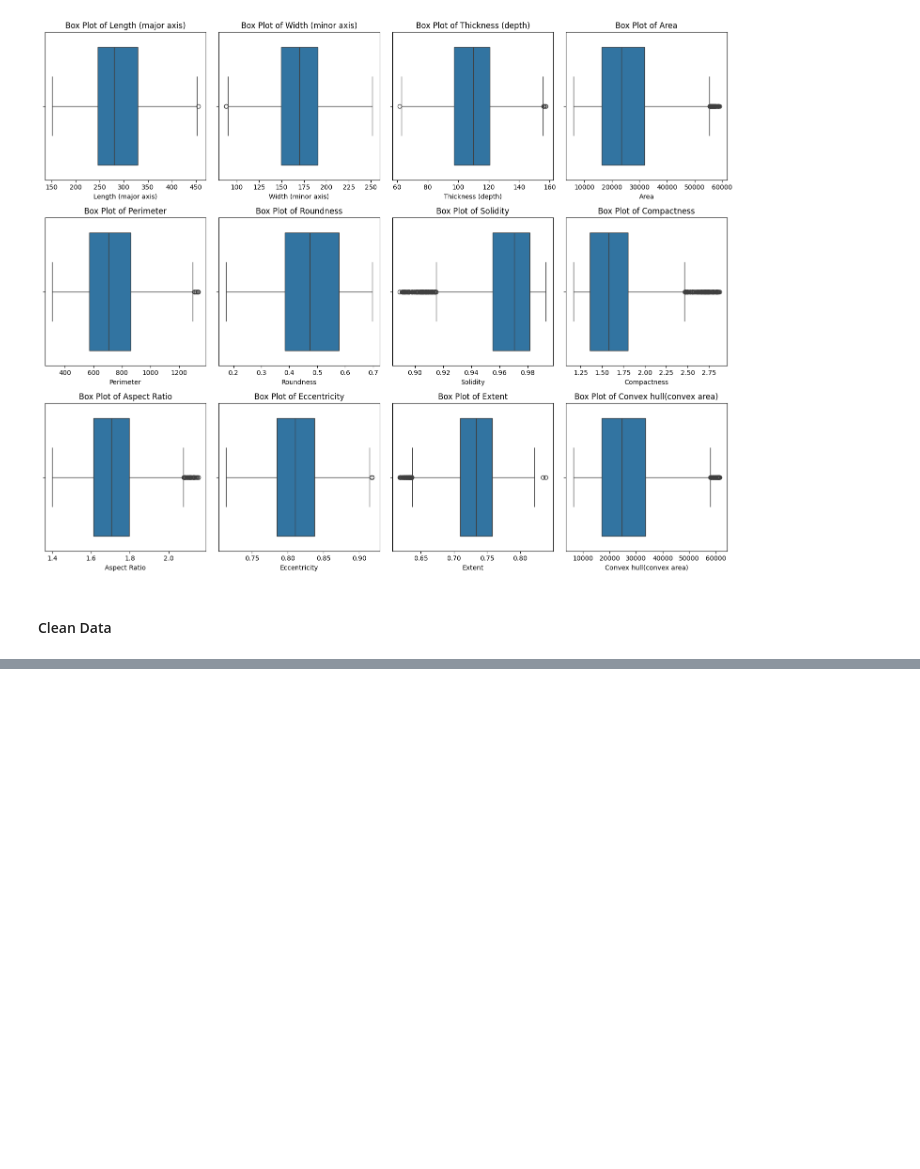
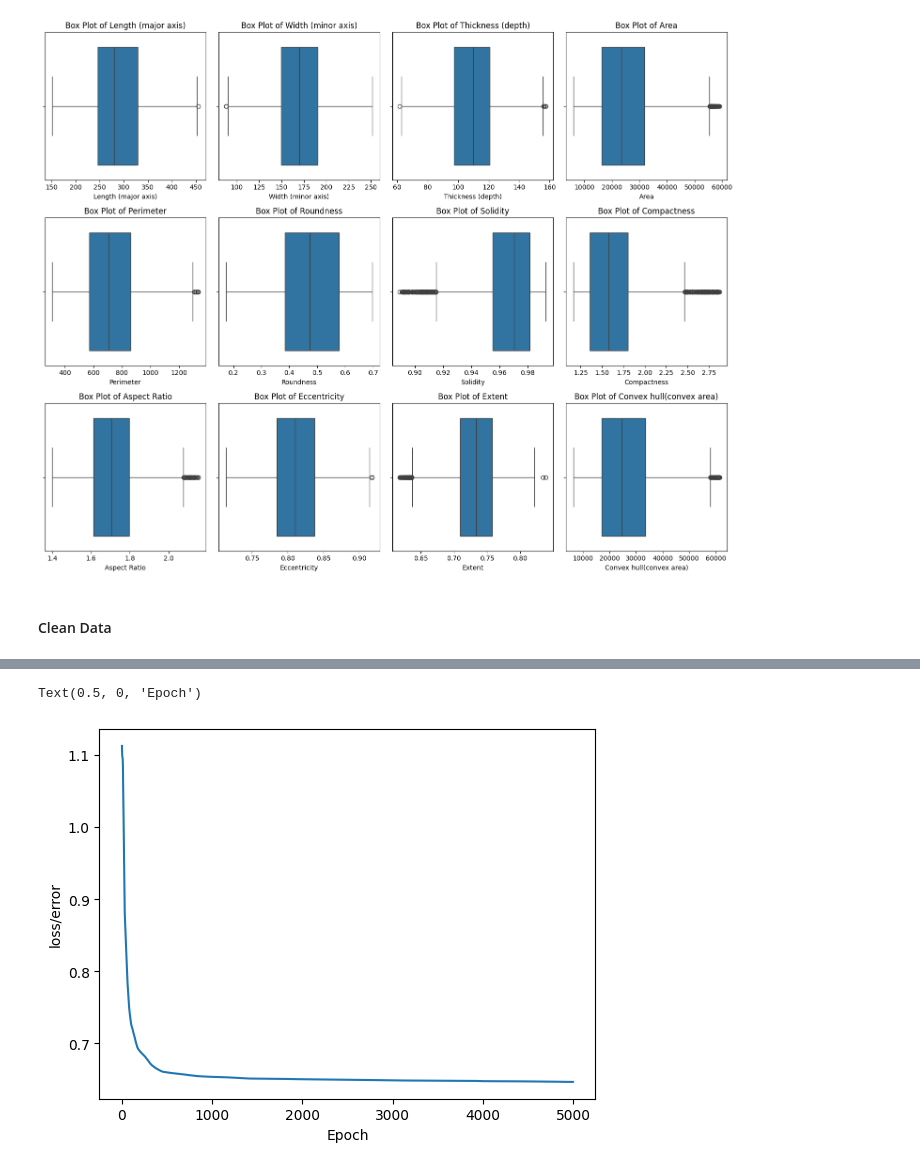
Before and after one commit to DvZ02/Almond_Classifier, a Jupyter notebook: almond_classifier.ipynb, the cells around one changed output, grey strips where cells are left out. Drawn from its saved outputs; the diff is of its cells as text; code cells hidden in the pictures; blank space fills up the shorter version.

```diff
--- a/almond_classifier.ipynb
+++ b/almond_classifier.ipynb
@@ -220,0 +342,2 @@ clean_data['Type'].value_counts()
+# %%
+classifier = NNModel(seed=21446459, num_hidden_layers=4)
@@ -220,0 +348,15 @@ clean_data['Type'].value_counts()
+# %%
+X = final_data.drop('Type', axis=1)
+y = final_data['Type']
+
+
+X = X.values
+y = y.values
+
+X_train, X_test, y_train, y_test = train_test_split(X, y, test_size=0.2, random_state = 21446459)
+
+X_train = torch.FloatTensor(X_train)
+X_test = torch.FloatTensor(X_test)
+
+y_train = torch.LongTensor(y_train)
+y_test = torch.LongTensor(y_test)
@@ -220,0 +365,18 @@ clean_data['Type'].value_counts()
+# %%
+criterion = nn.CrossEntropyLoss()
+optimiser = torch.optim.Rprop(classifier.parameters(), lr=0.01)
+# %%
+epochs = 5000
+losses = []
+for i in range(epochs):
+    y_pred = classifier.forward(X_train)
+
+    loss = criterion(y_pred, y_train)
+    losses.append(loss.detach().numpy())
+
+    if i % 100 == 0:
+        print(f'Epoch: {i} and loss: {loss}')
+
+    optimiser.zero_grad()
+    loss.backward()
+    optimiser.step()
@@ -220,0 +401,7 @@ clean_data['Type'].value_counts()
+# %%
+plt.plot(range(epochs), losses)
+plt.ylabel("loss/error")
+plt.xlabel("Epoch")
+# %% [output]
+Text(0.5, 0, 'Epoch')
+[figure, added]
```
Also changed, not shown: parts of 18 cells of this notebook.
